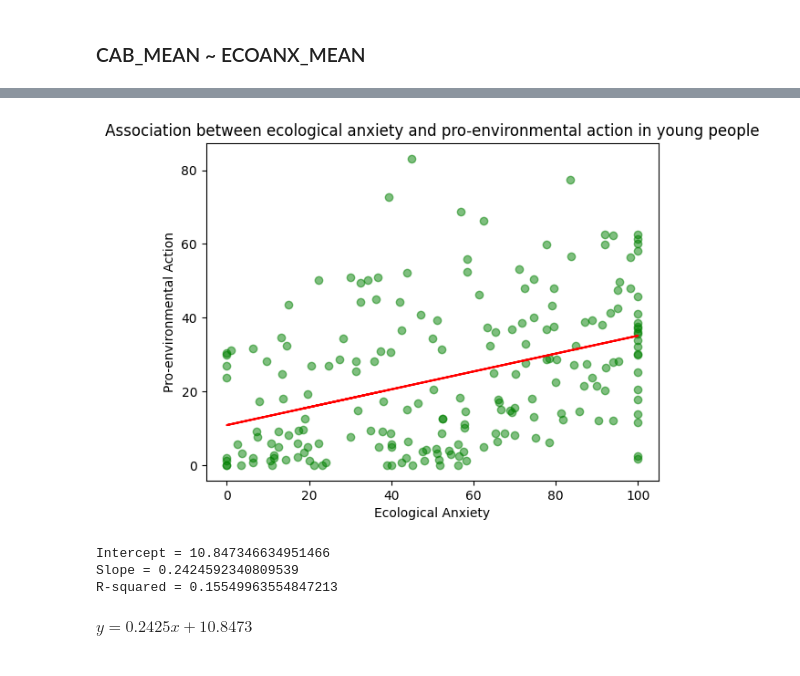
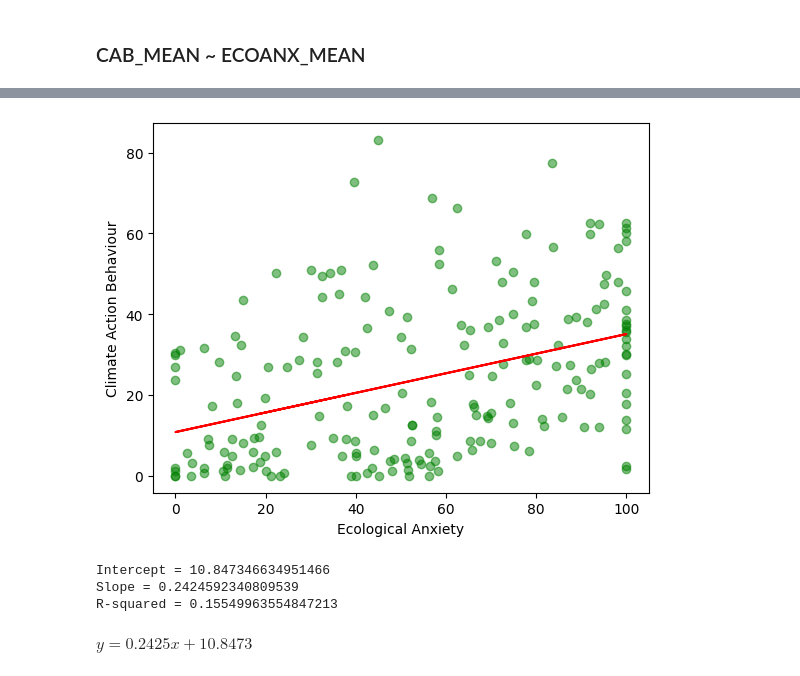
Before and after one commit to Impie729/1C_Art_ClimateAction_EcologicalEmotion, a Jupyter notebook: SLR_MLR_Hoggs.ipynb, the cells around one changed output, grey strips where cells are left out. Cells and saved outputs as stored; diff of their text form; code cells hidden in the pictures.

```diff
--- a/SLR_MLR_Hoggs.ipynb
+++ b/SLR_MLR_Hoggs.ipynb
@@ -196,8 +195,7 @@ y_pred = model_fitted.predict(x)
 plt.scatter(hoggs_young["ECOANX_MEAN"], hoggs_young["CAB_MEAN"], alpha = 0.5, color = "green")
 plt.plot(hoggs_young["ECOANX_MEAN"], y_pred, color = 'red')
 plt.xlabel("Ecological Anxiety")
-plt.ylabel("Pro-environmental Action")
-plt.title('Association between ecological anxiety and pro-environmental action in young people')
+plt.ylabel("Climate Action Behaviour")
 plt.show();
 
 print('Intercept =', model_fitted.params.iloc[0])
@@ -214,14 +212,14 @@ Time:                        16:37:10   Log-Likelihood:                -871.71
 No. Observations:                 203   AIC:                             1747.
 Df Residuals:                     201   BIC:                             1754.
 Df Model:                           1
 Covariance Type:            nonrobust
 ===============================================================================
 ... (9 lines left out)
 ==============================================================================
 
 Notes:
 [1] Standard Errors assume that the covariance matrix of the errors is correctly specified.
-[figure, old version]
+[figure, new version]
 Intercept = 10.847346634951466
 Slope = 0.2424592340809539
 R-squared = 0.15549963554847213
```
Also changed, not shown: parts of 4 cells of this notebook.
